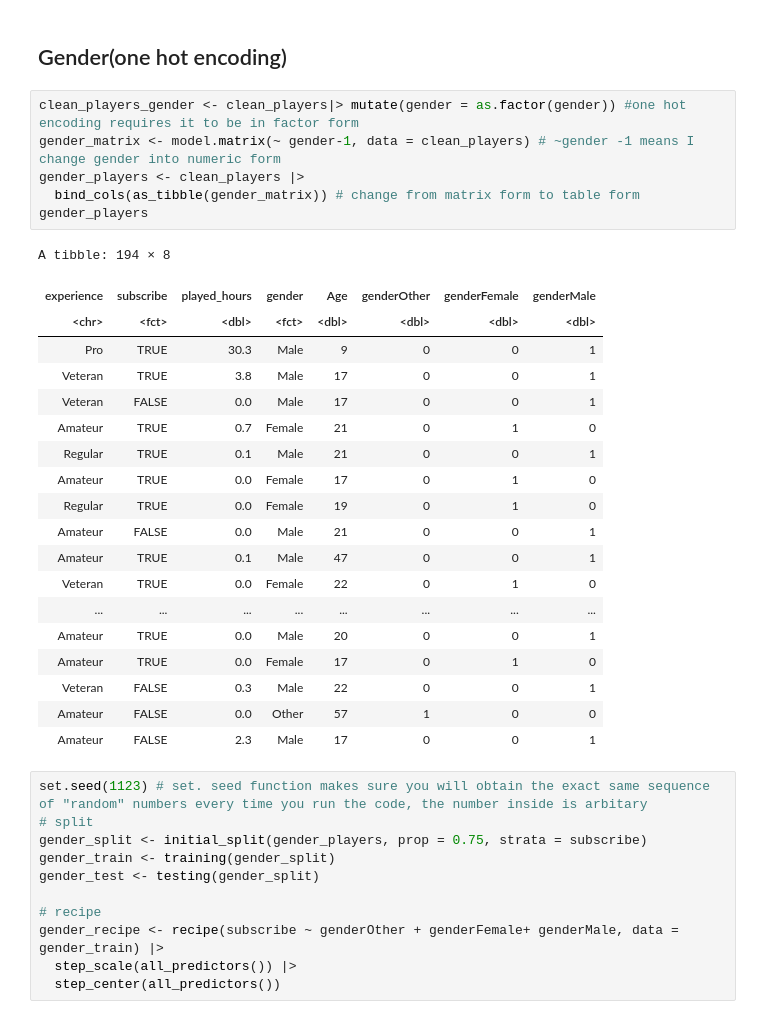
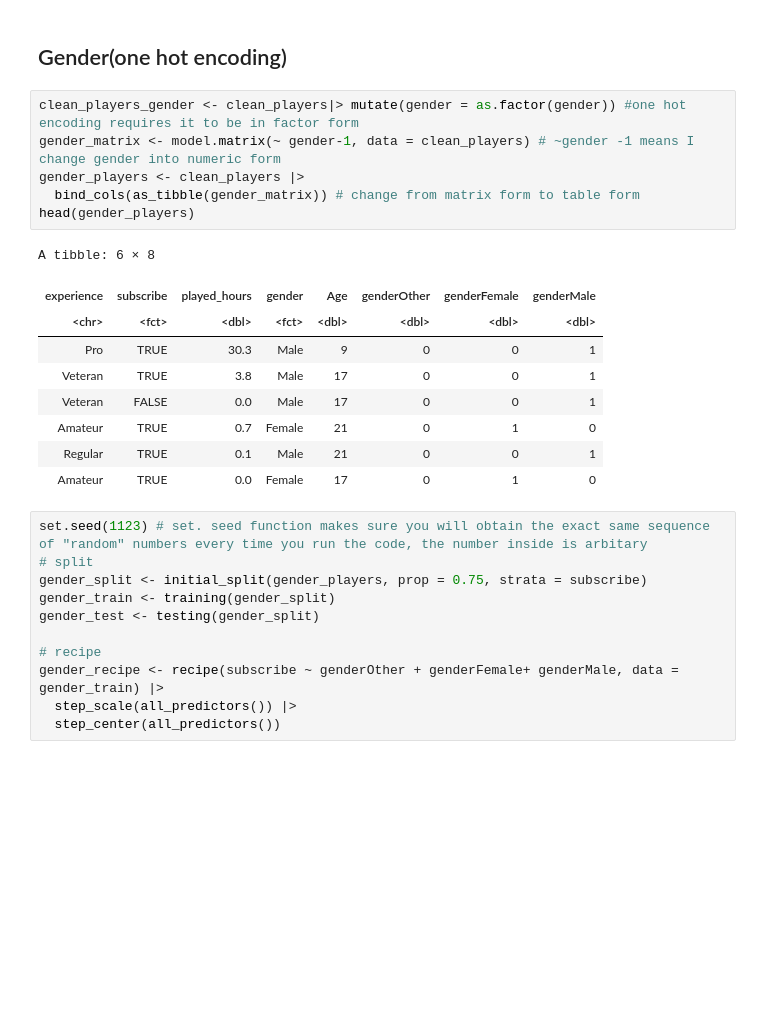
Before and after one commit to SusieFeng316/minecraft_project, a Jupyter notebook: Group.ipynb, the cells around one changed output. Saved outputs shown, nothing was run; the diff lists cells and outputs as text; blank space fills up the shorter version.

Commit message:
gender

```diff
--- a/Group.ipynb
+++ b/Group.ipynb
@@ -98,29 +98,19 @@ ggplot(clean_players, aes(x = gender, fill = subscribe)) +
 # %%
 clean_players_gender <- clean_players|> mutate(gender = as.factor(gender)) #one hot encoding requires it to be in factor form
 gender_matrix <- model.matrix(~ gender-1, data = clean_players) # ~gender -1 means I change gender into numeric form
 gender_players <- clean_players |>
   bind_cols(as_tibble(gender_matrix)) # change from matrix form to table form
-gender_players
+head(gender_players)
 # %% [output]
-A tibble: 194 × 8
+A tibble: 6 × 8
 | experience | subscribe | played_hours | gender | Age | genderOther | genderFemale | genderMale |
 | <chr> | <fct> | <dbl> | <fct> | <dbl> | <dbl> | <dbl> | <dbl> |
 | Pro | TRUE | 30.3 | Male | 9 | 0 | 0 | 1 |
 | Veteran | TRUE | 3.8 | Male | 17 | 0 | 0 | 1 |
 | Veteran | FALSE | 0.0 | Male | 17 | 0 | 0 | 1 |
 | Amateur | TRUE | 0.7 | Female | 21 | 0 | 1 | 0 |
 | Regular | TRUE | 0.1 | Male | 21 | 0 | 0 | 1 |
 | Amateur | TRUE | 0.0 | Female | 17 | 0 | 1 | 0 |
-| Regular | TRUE | 0.0 | Female | 19 | 0 | 1 | 0 |
-| Amateur | FALSE | 0.0 | Male | 21 | 0 | 0 | 1 |
-| Amateur | TRUE | 0.1 | Male | 47 | 0 | 0 | 1 |
-| Veteran | TRUE | 0.0 | Female | 22 | 0 | 1 | 0 |
-| ... | ... | ... | ... | ... | ... | ... | ... |
-| Amateur | TRUE | 0.0 | Male | 20 | 0 | 0 | 1 |
-| Amateur | TRUE | 0.0 | Female | 17 | 0 | 1 | 0 |
-| Veteran | FALSE | 0.3 | Male | 22 | 0 | 0 | 1 |
-| Amateur | FALSE | 0.0 | Other | 57 | 1 | 0 | 0 |
-| Amateur | FALSE | 2.3 | Male | 17 | 0 | 0 | 1 |
 # %%
 set.seed(1123) # set. seed function makes sure you will obtain the exact same sequence of "random" numbers every time you run the code, the number inside is arbitary
 # split
```
Also changed, not shown: parts of 5 cells of this notebook.
